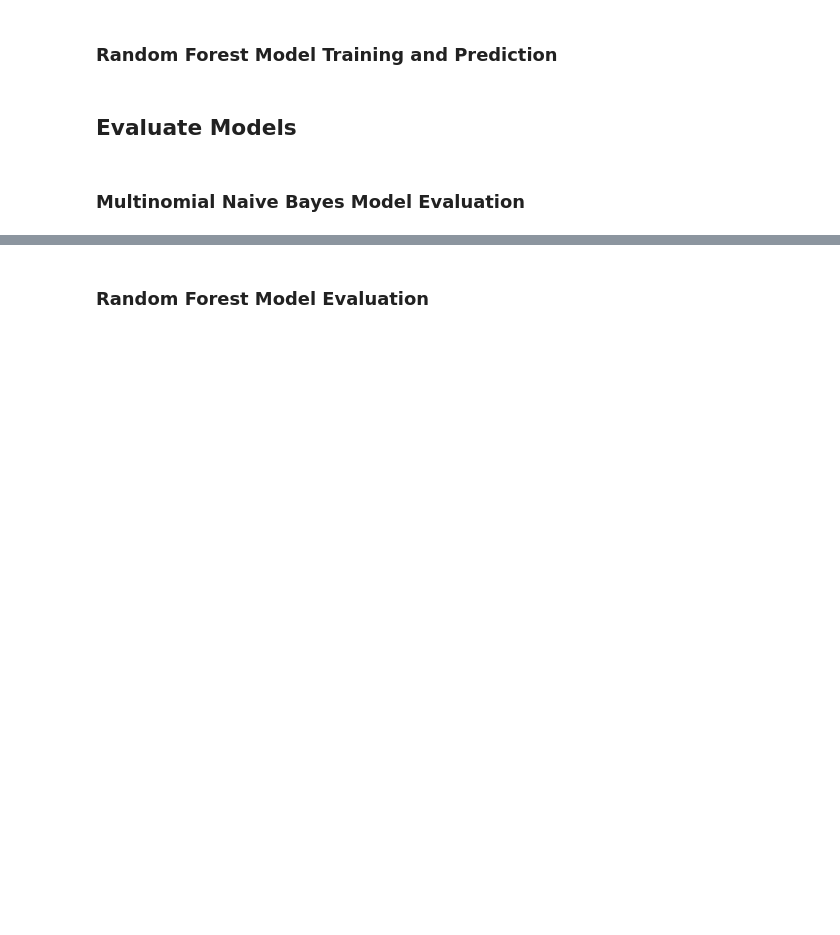
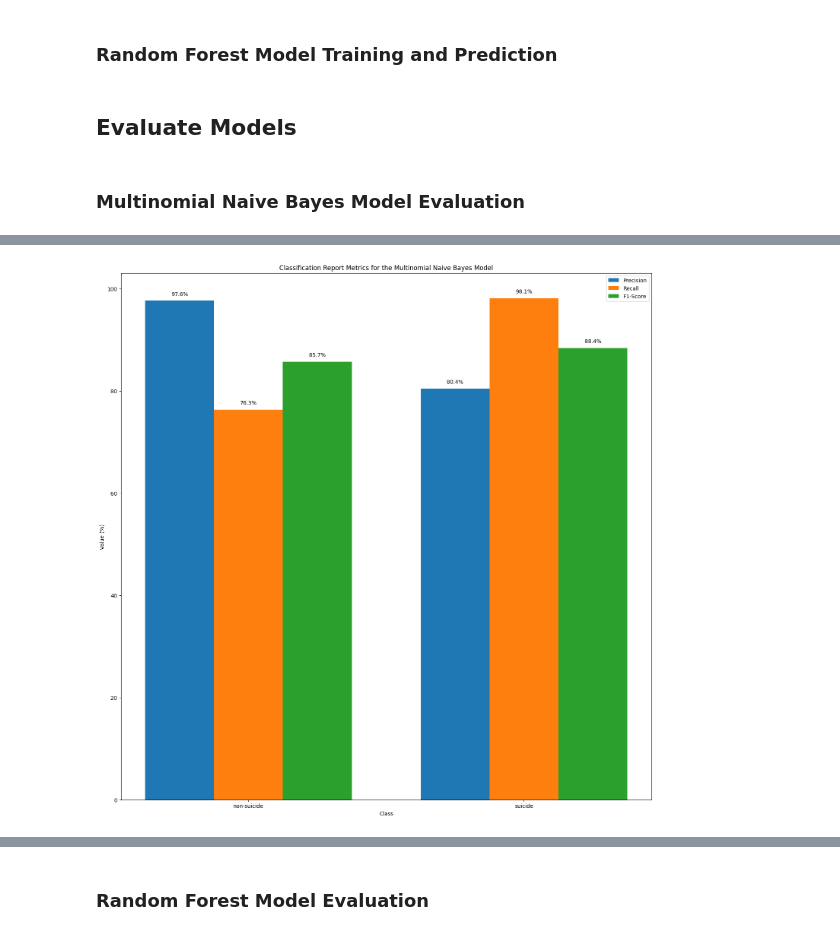
Before and after one commit to SamanthaGuillemette/SOEN471-PROJECT, a Jupyter notebook: 471Project_Team13.ipynb, the cells around one changed output, grey strips where cells are left out. Cells and saved outputs as stored; diff of their text form; code cells hidden in the pictures; blank space fills up the shorter version.

Commit message:
added eval metrics for NB model

```diff
--- a/471Project_Team13.ipynb
+++ b/471Project_Team13.ipynb
@@ -280,0 +261,18 @@ weighted avg       0.89      0.87      0.87     46578
+# %%
+# # Print the classification report
+nb_class_report = classification_report(y_test, y_pred_nb, output_dict=True)
+
+# Convert the dictionary to a pandas dataframe
+df_nb = pd.DataFrame(nb_class_report).transpose()
+
+# Format the values as percentages
+df_nb.loc[:, 'precision':'f1-score'] = df_nb.loc[:, 'precision':'f1-score'].applymap(lambda x: f'{x:.2%}')
+
+# Print the dataframe
+report_table = tabulate(df_nb.drop('accuracy'), headers='keys',tablefmt="grid",
+            stralign="right", numalign="right")
+print(f"The Classification report for the Multinomial Naive Bayes Model\n {report_table}")
+
+# Print the accuracy score separately
+accuracy = accuracy_score(y_test, y_pred_nb)
+print(f"\nAccuracy Score of the Multinomial Naive Bayes Model: {accuracy:.2%}")
@@ -280,0 +293,44 @@ weighted avg       0.89      0.87      0.87     46578
+# %%
+# Get the unique labels in the data
+labels = np.unique(y_test)
+
+
+# Extract the precision, recall, and f1-score values for each class
+precision = [nb_class_report[label]['precision'] for label in labels]
+recall = [nb_class_report[label]['recall'] for label in labels]
+f1_score = [nb_class_report[label]['f1-score'] for label in labels]
+
+# Convert the values to percentages
+precision_pct = [p * 100 for p in precision]
+recall_pct = [r * 100 for r in recall]
+f1_score_pct = [f * 100 for f in f1_score]
+
+# Create a bar plot for each metric
+x_pos = np.arange(len(labels))
+width = 0.25
+
+fig, ax = plt.subplots(figsize=(18,18))
+ax.bar(x_pos - width, precision_pct, width, label='Precision')
+ax.bar(x_pos, recall_pct, width, label='Recall')
+ax.bar(x_pos + width, f1_score_pct, width, label='F1-Score')
+
+# Set the axis labels and title
+ax.set_xlabel('Class')
+ax.set_ylabel('Value (%)')
+ax.set_title('Classification Report Metrics for the Multinomial Naive Bayes Model')
+
+# Set the tick labels and legend
+ax.set_xticks(x_pos)
+ax.set_xticklabels(labels)
+ax.legend()
+
+# Add the percentage values as text above each bar
+for i in range(len(labels)):
+    ax.text(x_pos[i] - width, precision_pct[i] + 1, f'{precision_pct[i]:.1f}%', ha='center')
+    ax.text(x_pos[i], recall_pct[i] + 1, f'{recall_pct[i]:.1f}%', ha='center')
+    ax.text(x_pos[i] + width, f1_score_pct[i] + 1, f'{f1_score_pct[i]:.1f}%', ha='center')
+
+# Show the plot
+plt.show()
+# %% [output]
+[figure, added]
```
Also changed, not shown: parts of 16 cells of this notebook.
